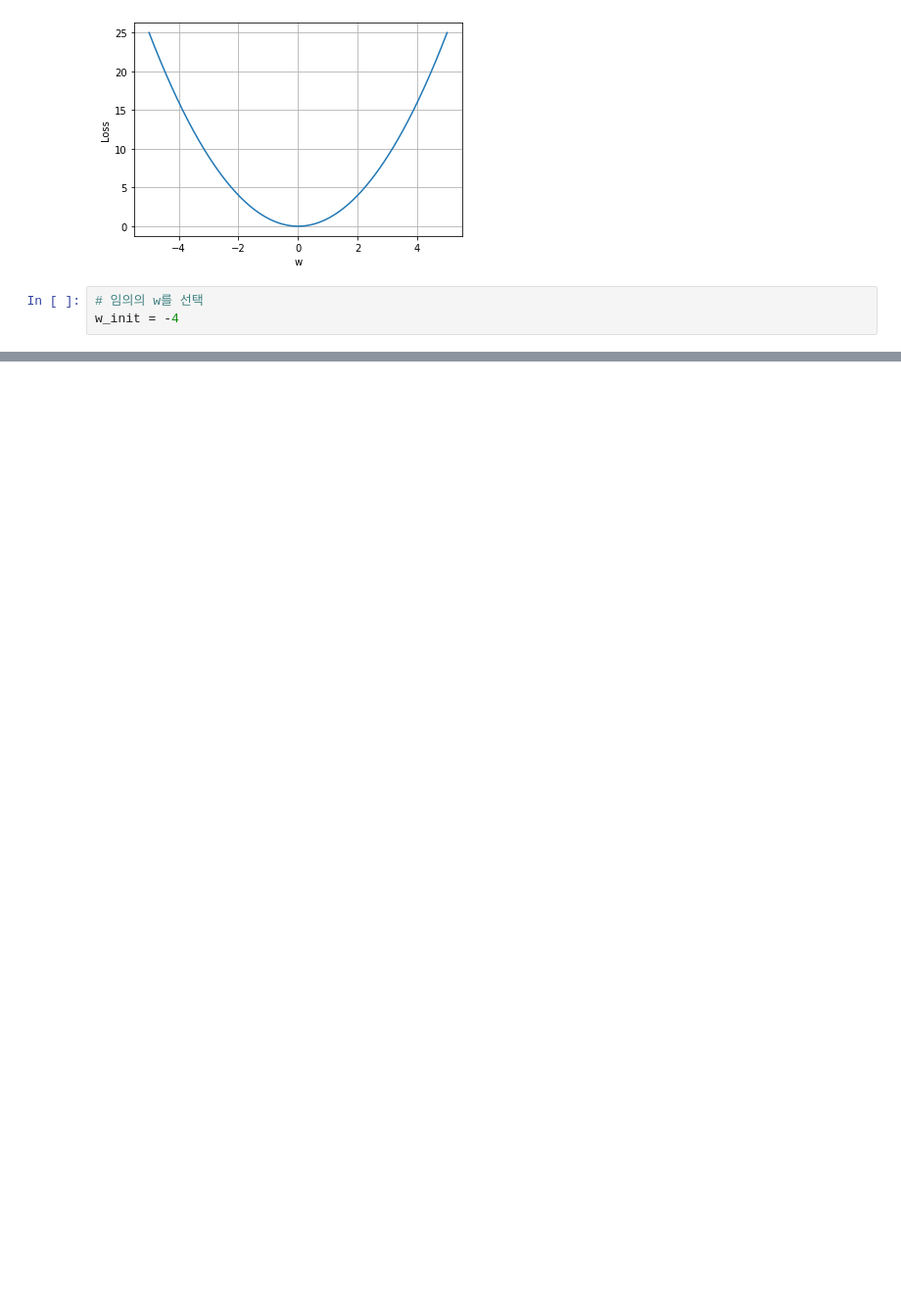
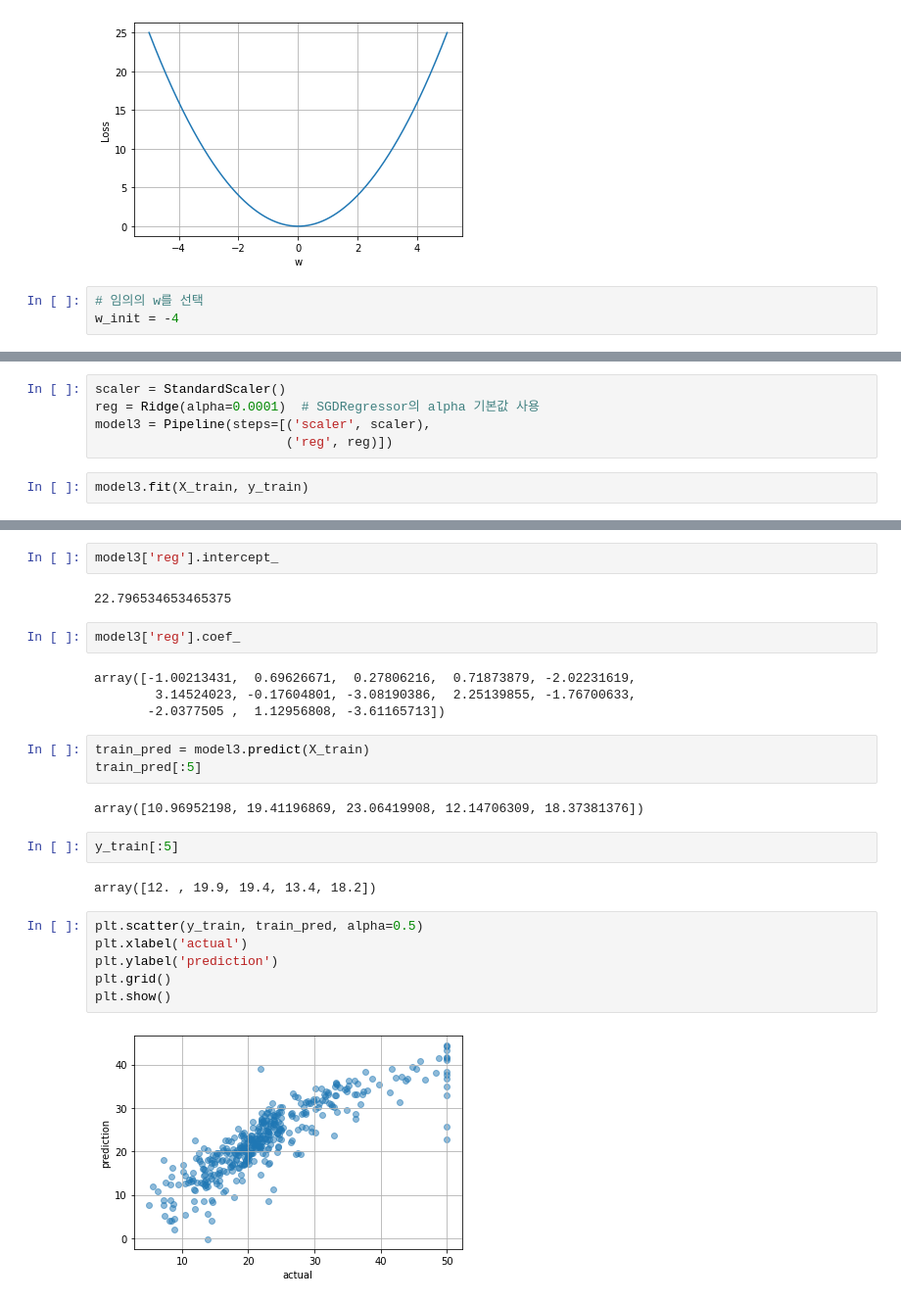
Before and after one commit to sangjin94/itwill-python, a Jupyter notebook: ml07_gradient_descent.ipynb, the cells around one changed output, grey strips where cells are left out. Shown at 98% size. Saved outputs shown, nothing was run; the diff lists cells and outputs as text; blank space fills up the shorter version.

```diff
--- a/ml07_gradient_descent.ipynb
+++ b/ml07_gradient_descent.ipynb
@@ -69,0 +338,7 @@ plt.show()
+# %%
+scaler = StandardScaler()
+reg = Ridge(alpha=0.0001)  # SGDRegressor의 alpha 기본값 사용
+model3 = Pipeline(steps=[('scaler', scaler),
+                         ('reg', reg)])
+# %%
+model3.fit(X_train, y_train)
@@ -69,0 +354,27 @@ plt.show()
+# %%
+model3['reg'].intercept_
+# %% [output]
+22.796534653465375
+# %%
+model3['reg'].coef_
+# %% [output]
+array([-1.00213431,  0.69626671,  0.27806216,  0.71873879, -2.02231619,
+        3.14524023, -0.17604801, -3.08190386,  2.25139855, -1.76700633,
+       -2.0377505 ,  1.12956808, -3.61165713])
+# %%
+train_pred = model3.predict(X_train)
+train_pred[:5]
+# %% [output]
+array([10.96952198, 19.41196869, 23.06419908, 12.14706309, 18.37381376])
+# %%
+y_train[:5]
+# %% [output]
+array([12. , 19.9, 19.4, 13.4, 18.2])
+# %%
+plt.scatter(y_train, train_pred, alpha=0.5)
+plt.xlabel('actual')
+plt.ylabel('prediction')
+plt.grid()
+plt.show()
+# %% [output]
+[figure, added]
```
Also changed, not shown: parts of 51 cells of this notebook.
